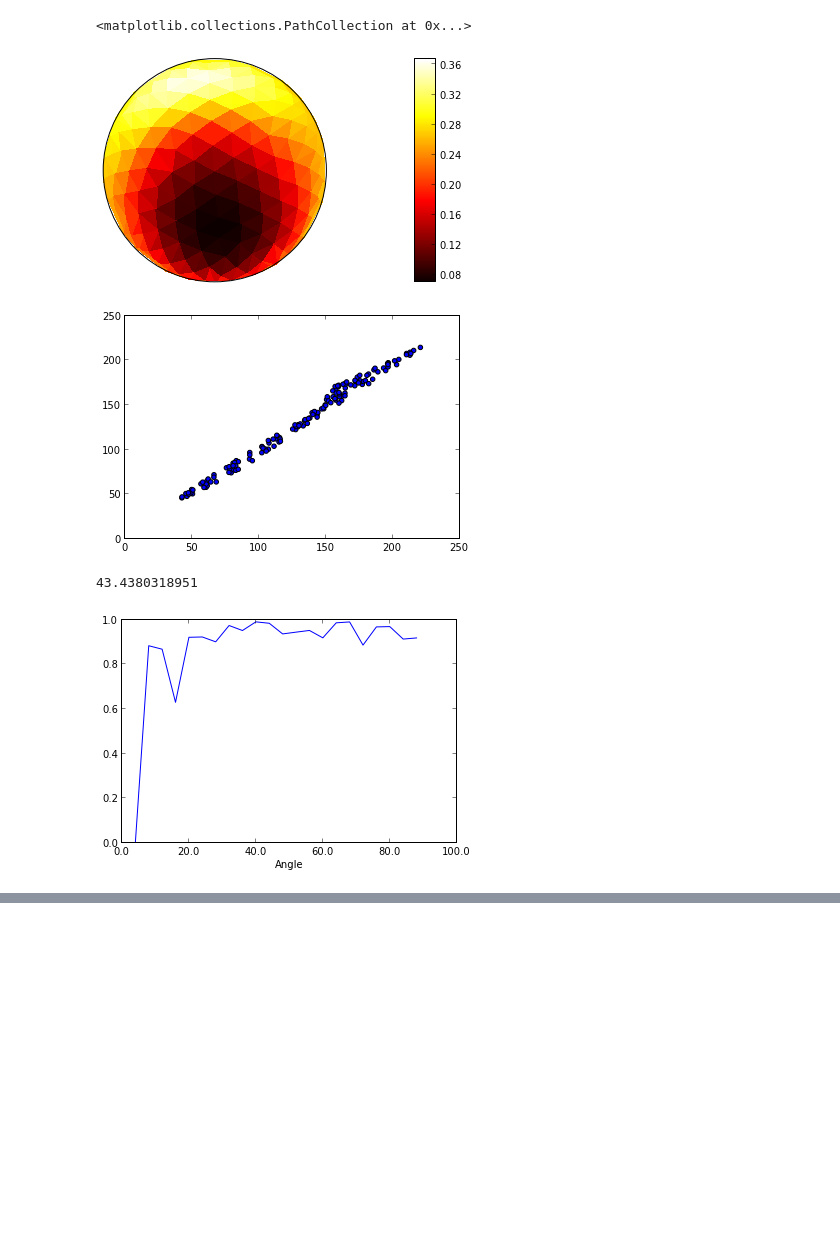
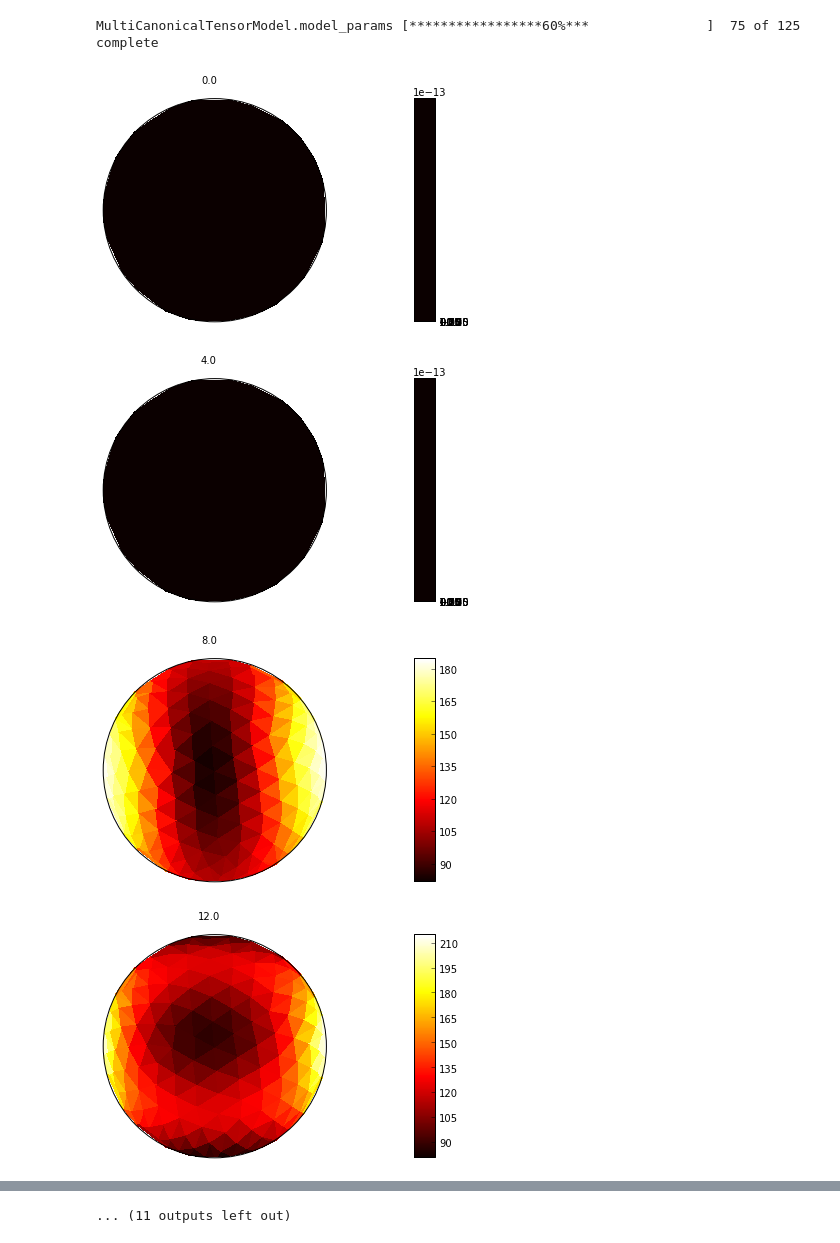
Before and after one commit to arokem/osmosis, a Jupyter notebook: osmosis/ipynb/Simulations.ipynb, the cells around one changed output, grey strips where cells are left out. Cells and saved outputs as stored; diff of their text form; code cells hidden in the pictures; blank space fills up the shorter version.

```diff
--- a/osmosis/ipynb/Simulations.ipynb
+++ b/osmosis/ipynb/Simulations.ipynb
@@ -78,6 +80,6 @@ ax.scatter(TM.adc[vox_idx], TM.signal[vox_idx])
 # %%
 viz.sig_on_projection(bvecs, CTM.relative_signal[vox_idx], tri=True)
-#viz.sig_on_projection(bvecs, CTM.fit[vox_idx]/CTM.S0[vox_idx], tri=True)
+viz.sig_on_projection(bvecs, CTM.fit[vox_idx]/CTM.S0[vox_idx], tri=True)
 
 fig,ax = plt.subplots(1)
 ax.scatter(CTM.signal[vox_idx], CTM.fit[vox_idx])
@@ -85,21 +87,28 @@ ax.scatter(CTM.signal[vox_idx], CTM.fit[vox_idx])
 #plot((CTM.rotations[a] * b + c) * CTM.S0[vox_idx])
 #CTM.model_params[vox_idx]
 # %% [output]
-<matplotlib.collections.PathCollection at 0x...>
+MultiCanonicalTensorModel.model_params [*****************60%***               ]  75 of 125 complete
-[figure, removed]
-[figure, removed]
 # %%
 fac = 4.
 cod = np.zeros(np.ceil(90/fac))
+pred_signal = np.zeros((np.ceil(90/fac), CTM.predict_all[vox_idx][0].shape[0]))
+
+mat_cod = np.zeros((150,150))
 
 for j in range(CTM.predict_all.shape[-2]):
     # viz.sig_on_projection(bvecs, CTM.predict_all[i][j])
     ang = np.rad2deg(ozu.vector_angle(CTM.bvecs[:,CTM.b_idx].T[CTM.rot_idx[j][0]],
                                       CTM.bvecs[:,CTM.b_idx].T[CTM.rot_idx[j][1]]))
     ang = np.min([ang, 180-ang])
-    this_cod = ozu.coeff_of_determination(CTM.predict_all[vox_idx][j], CTM.signal[vox_idx])
+    this_cod = np.corrcoef(CTM.predict_all[vox_idx][j], CTM.signal[vox_idx])[0,1]
+
+
     if np.isfinite(this_cod):
+        if this_cod>0:
+            mat_cod[CTM.rot_idx[j][0], CTM.rot_idx[j][1]] = this_cod
+
         if this_cod>cod[np.floor(ang/fac)]:
+            pred_signal[np.floor(ang/fac)] = CTM.predict_all[vox_idx][j]
             cod[np.floor(ang/fac)] = this_cod
 
 fig,ax = plt.subplots(1)
@@ -109,6 +118,3 @@ t = ax.get_xticks()
 ax.set_xticklabels([str(x*fac) for x in t])
 
 print CTM.fit_angle[vox_idx]
-# %% [output]
-43.4380318951
-[figure, removed]
@@ -114,0 +125,9 @@ print CTM.fit_angle[vox_idx]
+# %%
+for idx, sig in enumerate(pred_signal):
+    m, fig = viz.sig_on_projection(bvecs, sig, tri=True)
+    fig.suptitle(idx * fac)
+# %% [output]
+[figure, added]
+[figure, added]
+[figure, added]
+[figure, added]
@@ -115,3 +142,4 @@ print CTM.fit_angle[vox_idx]
+... (11 outputs left out)
 # %%
 labels = ['COD', 'FA']
 
```
Also changed, not shown: parts of 10 cells of this notebook, 6 other files.
